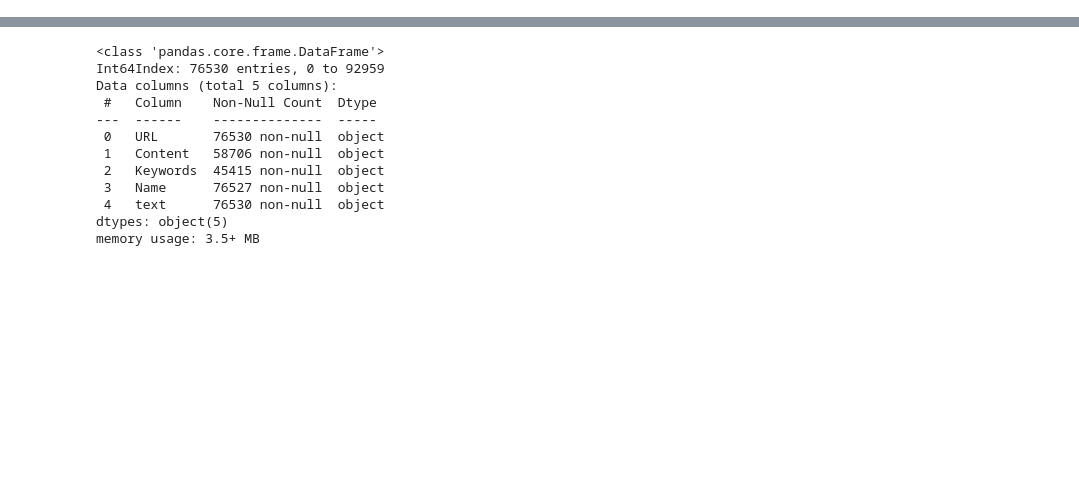
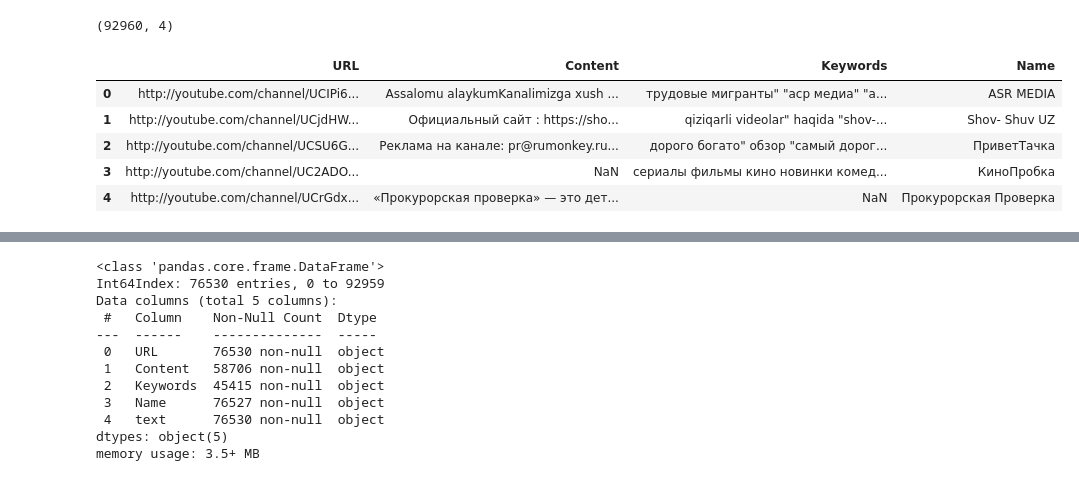
Before and after one commit to kmnsky/--hannel-category-YouTube, a Jupyter notebook: Сhannel_category.ipynb, the cells around one changed output, grey strips where cells are left out. Cells and saved outputs as stored; diff of their text form; code cells hidden in the pictures; blank space fills up the shorter version.

```diff
--- a/Сhannel_category.ipynb
+++ b/Сhannel_category.ipynb
@@ -26,3 +20,18 @@ data = pd.merge(data, channel_names, how='left', on=['URL'])
+# %%
+data = pd.read_pickle("url_KZ_RU_UA.pkl")
+# %%
+data.shape
+# %% [output]
+(92960, 4)
+# %%
+data.head()
+# %% [output]
+|  | URL | Сontent | Keywords | Name |
+| 0 | http://youtube.com/channel/UCIPi6... | Assalomu alaykumKanalimizga xush ... | трудовые мигранты" "аср медиа" "a... | ASR MEDIA |
+| 1 | http://youtube.com/channel/UCjdHW... | Официальный сайт : https://sho... | qiziqarli videolar" haqida "shov-... | Shov- Shuv UZ |
+| 2 | http://youtube.com/channel/UCSU6G... | Реклама на канале: pr@rumonkey.ru... | дорого богато" обзор "самый дорог... | ПриветТачка |
+| 3 | http://youtube.com/channel/UC2ADO... | NaN | сериалы фильмы кино новинки комед... | КиноПробка |
+| 4 | http://youtube.com/channel/UCrGdx... | «Прокурорская проверка» — это дет... | NaN | Прокурорская Проверка |
 # %%
 # Removing Empty rows
 data.dropna(subset=['Сontent', 'Keywords', 'Name'], how='all', inplace=True)
```
Also changed, not shown: parts of 45 cells of this notebook.
